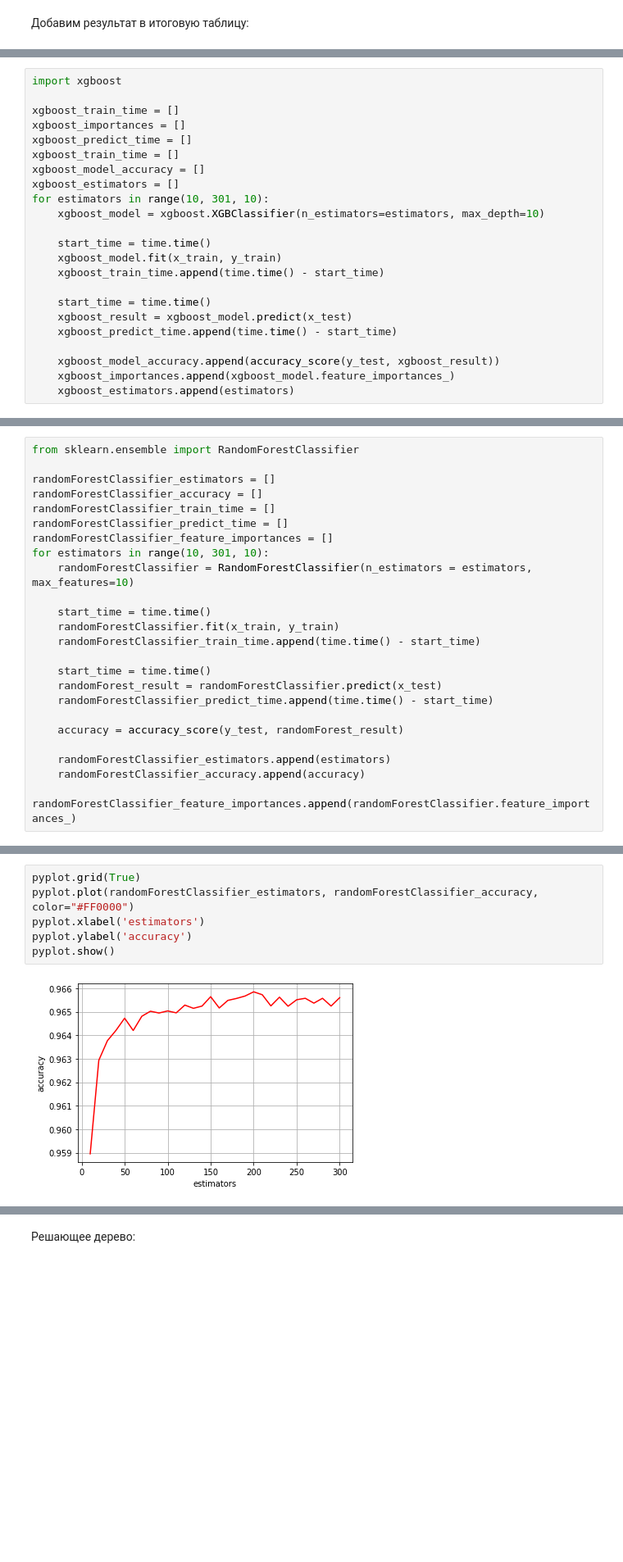
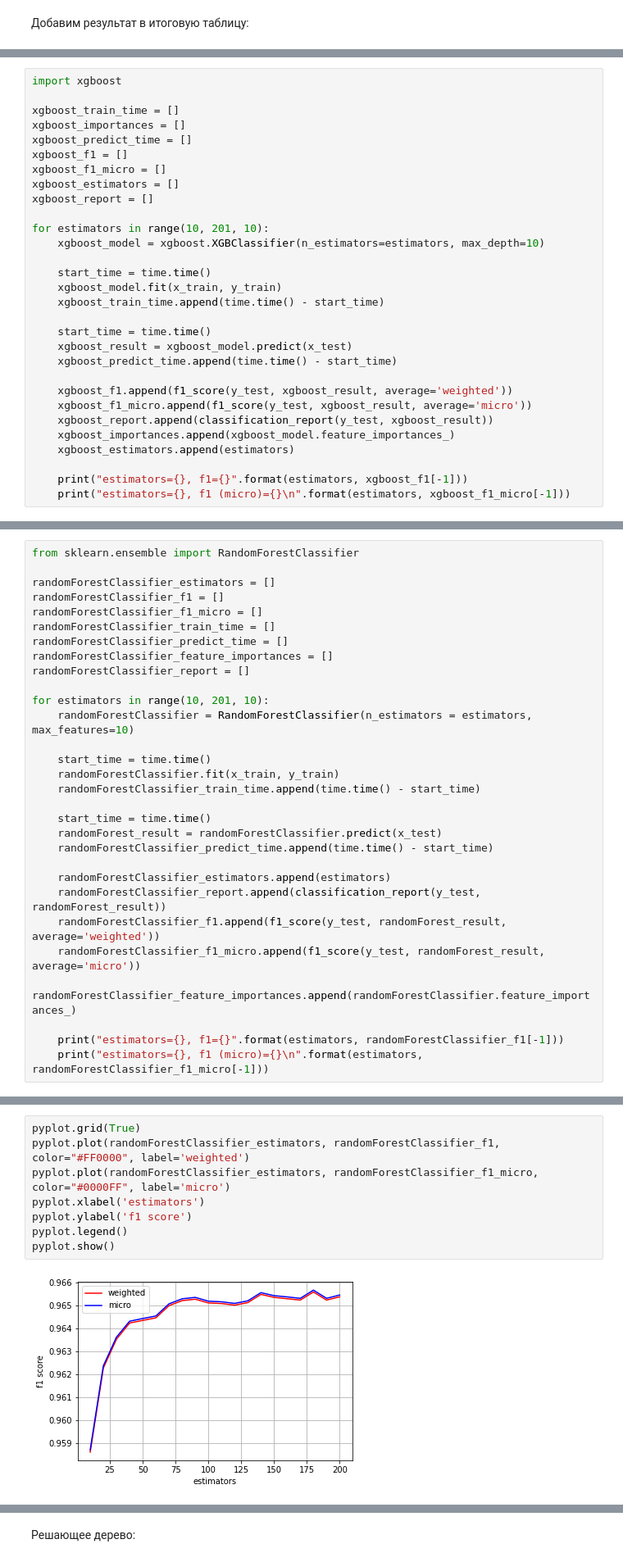
Before and after one commit to seryogasx/Diplom, a Jupyter notebook: forest/data1/research.ipynb, the cells around one changed output, grey strips where cells are left out. Shown at 82% size. Drawn from its saved outputs; the diff is of its cells as text; blank space fills up the shorter version.

```diff
--- a/forest/data1/research.ipynb
+++ b/forest/data1/research.ipynb
@@ -572,10 +705,12 @@ import xgboost
 xgboost_train_time = []
 xgboost_importances = []
 xgboost_predict_time = []
-xgboost_train_time = []
-xgboost_model_accuracy = []
+xgboost_f1 = []
+xgboost_f1_micro = []
 xgboost_estimators = []
-for estimators in range(10, 301, 10):
+xgboost_report = []
+
+for estimators in range(10, 201, 10):
     xgboost_model = xgboost.XGBClassifier(n_estimators=estimators, max_depth=10)
 
     start_time = time.time()
@@ -586,7 +721,12 @@ for estimators in range(10, 301, 10):
     xgboost_result = xgboost_model.predict(x_test)
     xgboost_predict_time.append(time.time() - start_time)
 
-    xgboost_model_accuracy.append(accuracy_score(y_test, xgboost_result))
+    xgboost_f1.append(f1_score(y_test, xgboost_result, average='weighted'))
+    xgboost_f1_micro.append(f1_score(y_test, xgboost_result, average='micro'))
+    xgboost_report.append(classification_report(y_test, xgboost_result))
     xgboost_importances.append(xgboost_model.feature_importances_)
     xgboost_estimators.append(estimators)
+
+    print("estimators={}, f1={}".format(estimators, xgboost_f1[-1]))
+    print("estimators={}, f1 (micro)={}\n".format(estimators, xgboost_f1_micro[-1]))
 # %% [output]
@@ -629,11 +839,14 @@ models_results.append(['XGBClassifier', xgboost_model_accuracy, xgboost_train_ti
 from sklearn.ensemble import RandomForestClassifier
 
 randomForestClassifier_estimators = []
-randomForestClassifier_accuracy = []
+randomForestClassifier_f1 = []
+randomForestClassifier_f1_micro = []
 randomForestClassifier_train_time = []
 randomForestClassifier_predict_time = []
 randomForestClassifier_feature_importances = []
-for estimators in range(10, 301, 10):
+randomForestClassifier_report = []
+
+for estimators in range(10, 201, 10):
     randomForestClassifier = RandomForestClassifier(n_estimators = estimators, max_features=10)
 
     start_time = time.time()
@@ -644,8 +857,11 @@ for estimators in range(10, 301, 10):
     randomForest_result = randomForestClassifier.predict(x_test)
     randomForestClassifier_predict_time.append(time.time() - start_time)
 
-    accuracy = accuracy_score(y_test, randomForest_result)
+    randomForestClassifier_estimators.append(estimators)
+    randomForestClassifier_report.append(classification_report(y_test, randomForest_result))
+    randomForestClassifier_f1.append(f1_score(y_test, randomForest_result, average='weighted'))
+    randomForestClassifier_f1_micro.append(f1_score(y_test, randomForest_result, average='micro'))
+    randomForestClassifier_feature_importances.append(randomForestClassifier.feature_importances_)
 
-    randomForestClassifier_estimators.append(estimators)
-    randomForestClassifier_accuracy.append(accuracy)
-    randomForestClassifier_feature_importances.append(randomForestClassifier.feature_importances_)
+    print("estimators={}, f1={}".format(estimators, randomForestClassifier_f1[-1]))
+    print("estimators={}, f1 (micro)={}\n".format(estimators, randomForestClassifier_f1_micro[-1]))
@@ -652,9 +886,11 @@ for estimators in range(10, 301, 10):
 # %%
 pyplot.grid(True)
-pyplot.plot(randomForestClassifier_estimators, randomForestClassifier_accuracy, color="#FF0000")
+pyplot.plot(randomForestClassifier_estimators, randomForestClassifier_f1, color="#FF0000", label='weighted')
+pyplot.plot(randomForestClassifier_estimators, randomForestClassifier_f1_micro, color="#0000FF", label='micro')
 pyplot.xlabel('estimators')
-pyplot.ylabel('accuracy')
+pyplot.ylabel('f1 score')
+pyplot.legend()
 pyplot.show()
 # %% [output]
-[figure, old version]
+[figure, new version]
 # %%
```
Also changed, not shown: parts of 44 cells of this notebook.
